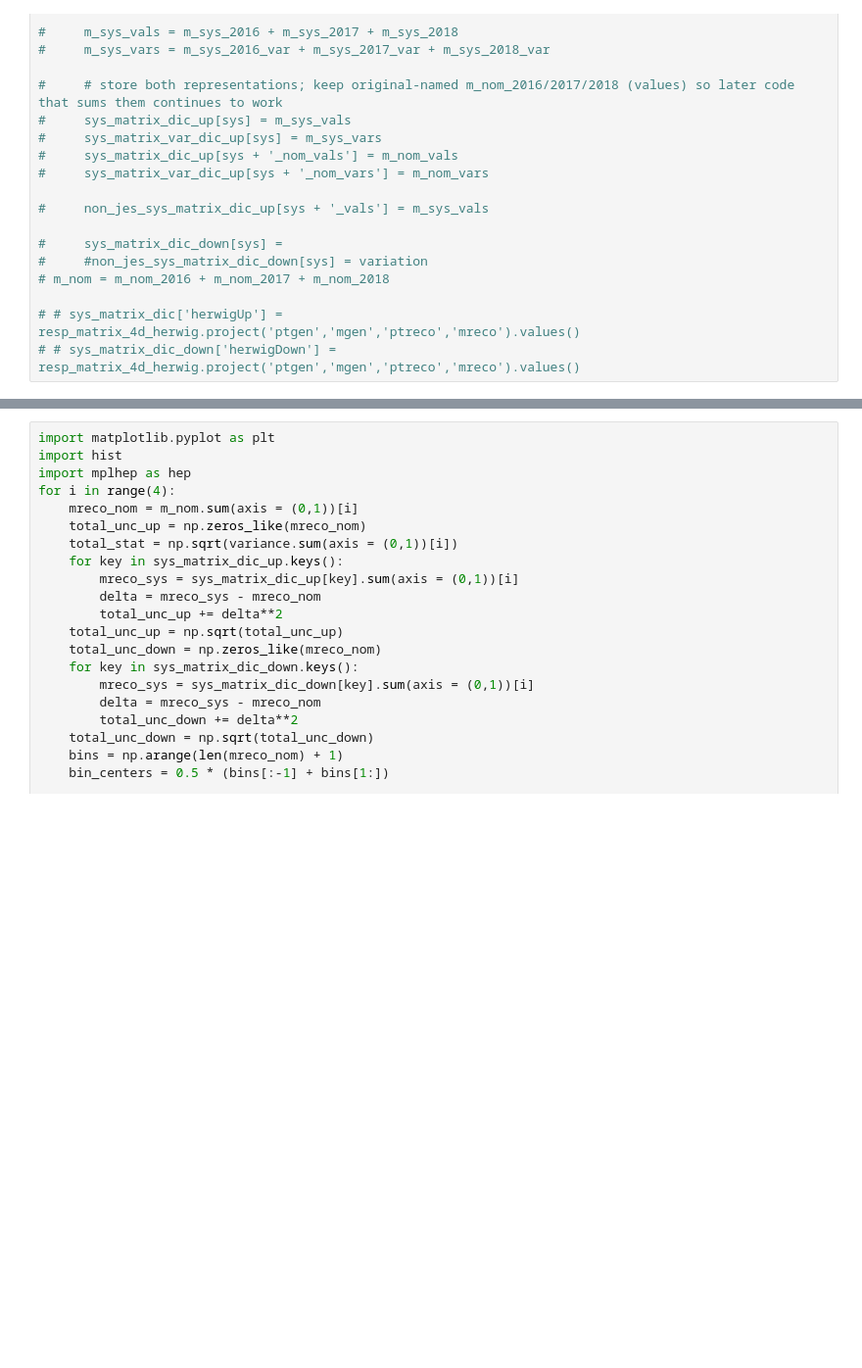
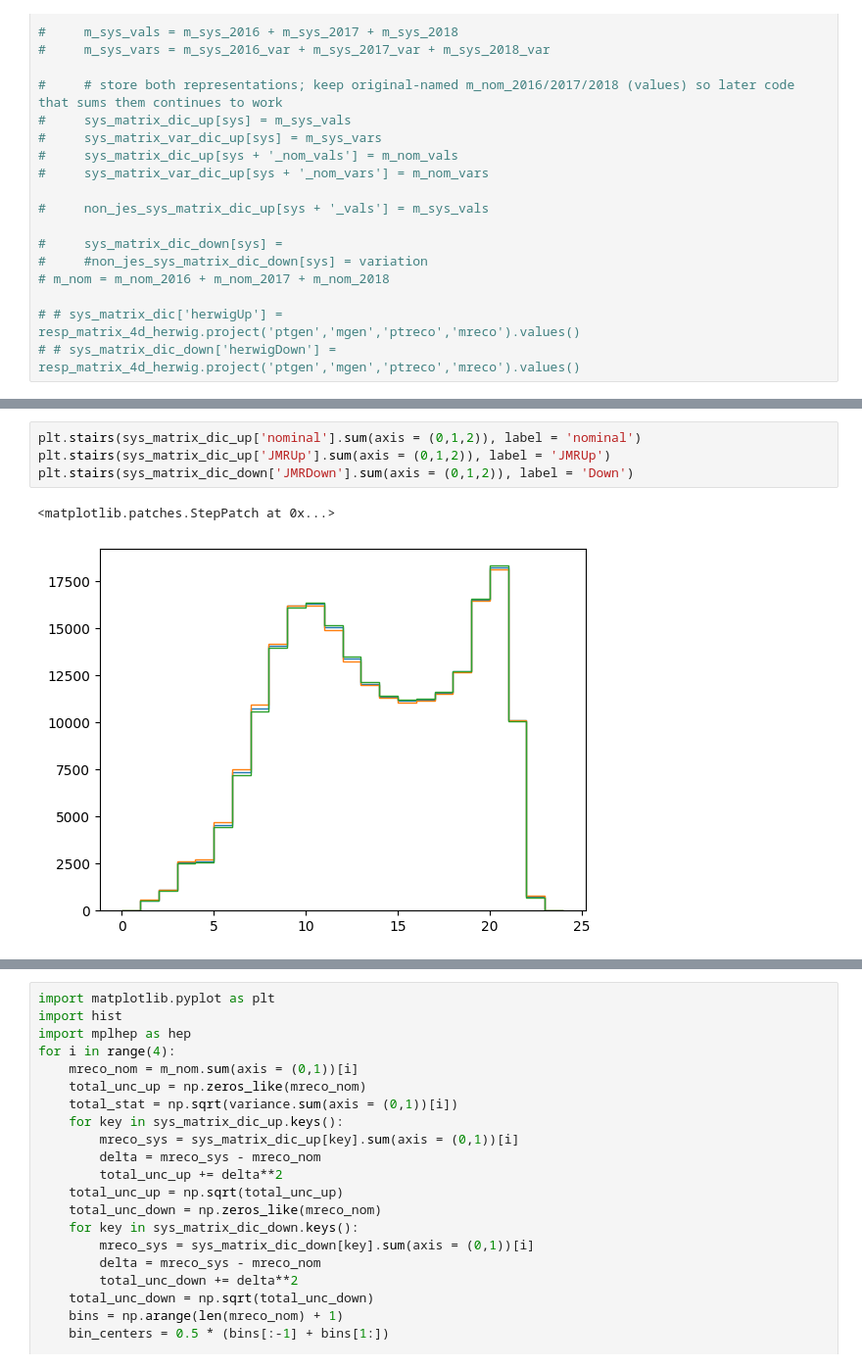
Before and after one commit to mandalaritra1/unfold, a Jupyter notebook: notebooks/input_maker_rho.ipynb, the cells around one changed output, grey strips where cells are left out. Shown at 98% size. Drawn from its saved outputs; the diff is of its cells as text; blank space fills up the shorter version.

```diff
--- a/notebooks/input_maker_rho.ipynb
+++ b/notebooks/input_maker_rho.ipynb
@@ -329,0 +401,7 @@ sys_matrix_dic_down['nominal'] = response['pythia_UL17NanoAODv9'][..., 'nominal'
+# %%
+plt.stairs(sys_matrix_dic_up['nominal'].sum(axis = (0,1,2)), label = 'nominal')
+plt.stairs(sys_matrix_dic_up['JMRUp'].sum(axis = (0,1,2)), label = 'JMRUp')
+plt.stairs(sys_matrix_dic_down['JMRDown'].sum(axis = (0,1,2)), label = 'Down')
+# %% [output]
+<matplotlib.patches.StepPatch at 0x...>
+[figure, added]
```
Also changed, not shown: parts of 16 cells of this notebook, 7 other files.
